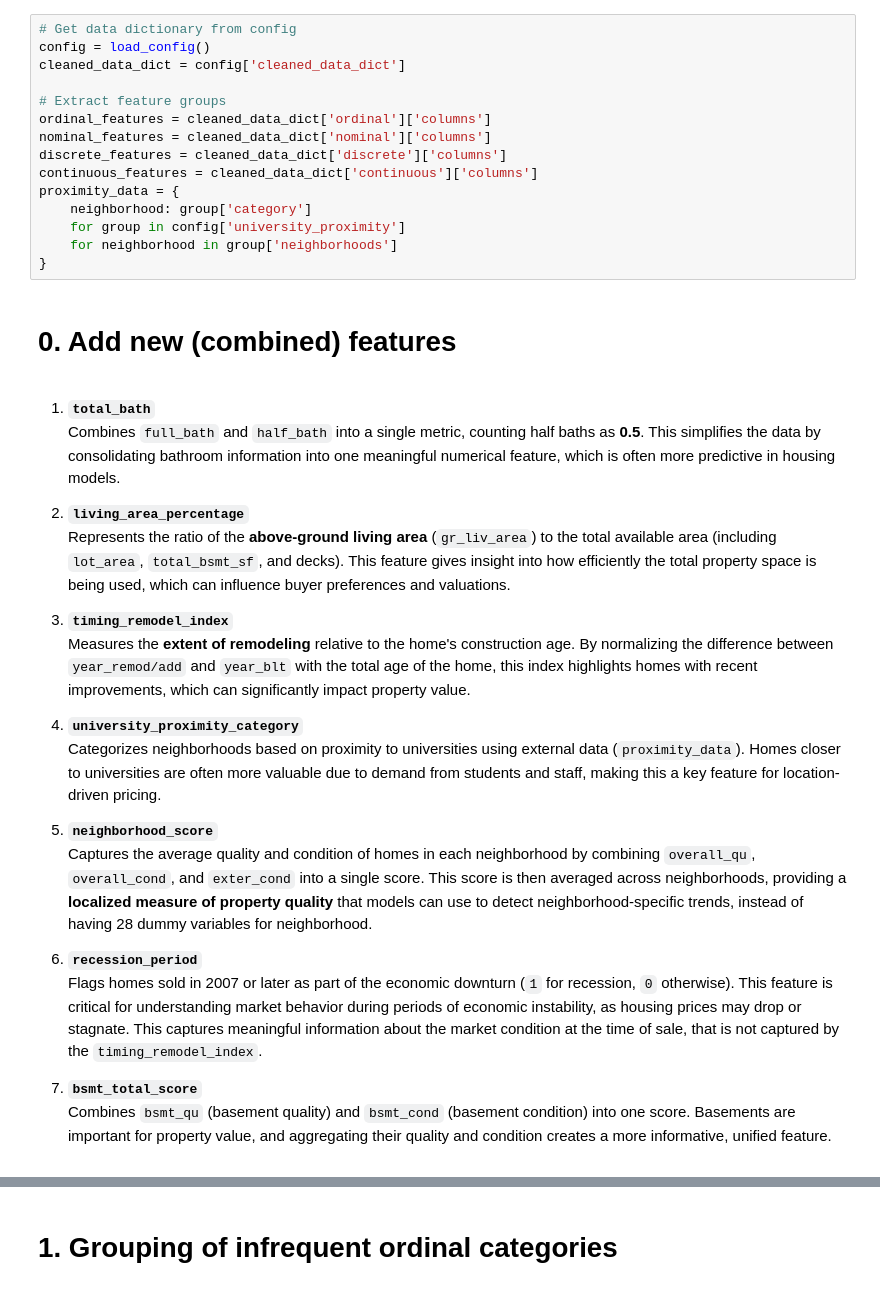
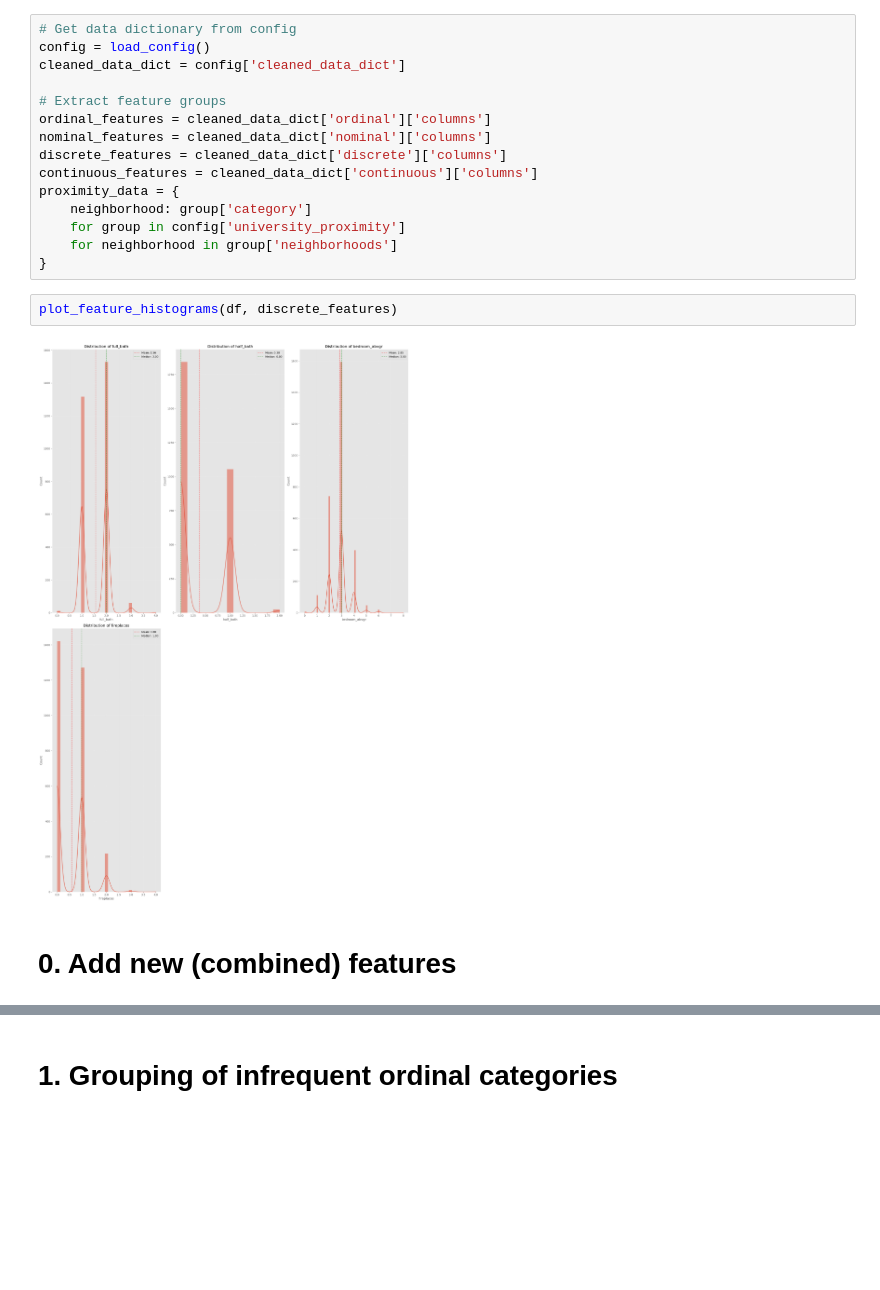
Before and after one commit to congminh-nguyen/ames_project, a Jupyter notebook: notebooks/engineering_explorer.ipynb, the cells around one changed output, grey strips where cells are left out. Saved outputs shown, nothing was run; the diff lists cells and outputs as text; blank space fills up the shorter version.

Commit message:
update some models

```diff
--- a/notebooks/engineering_explorer.ipynb
+++ b/notebooks/engineering_explorer.ipynb
@@ -83,26 +80,9 @@ proximity_data = {
     for group in config['university_proximity']
     for neighborhood in group['neighborhoods']
 }
+# %%
+plot_feature_histograms(df, discrete_features)
+# %% [output]
+[figure, added]
 # %% [markdown]
 # 0. Add new (combined) features
-# %% [markdown]
-1. **`total_bath`**
-   Combines `full_bath` and `half_bath` into a single metric, counting half baths as **0.5**. This simplifies the data by consolidating bathroom information into one meaningful numerical feature, which is often more predictive in housing models.
-
-2. **`living_area_percentage`**
-   Represents the ratio of the **above-ground living area** (`gr_liv_area`) to the total available area (including `lot_area`, `total_bsmt_sf`, and decks). This feature gives insight into how efficiently the total property space is being used, which can influence buyer preferences and valuations.
-
-3. **`timing_remodel_index`**
-   Measures the **extent of remodeling** relative to the home's construction age. By normalizing the difference between `year_remod/add` and `year_blt` with the total age of the home, this index highlights homes with recent improvements, which can significantly impact property value.
-
-4. **`university_proximity_category`**
-   Categorizes neighborhoods based on proximity to universities using external data (`proximity_data`). Homes closer to universities are often more valuable due to demand from students and staff, making this a key feature for location-driven pricing.
-
-5. **`neighborhood_score`**
-   Captures the average quality and condition of homes in each neighborhood by combining `overall_qu`, `overall_cond`, and `exter_cond` into a single score. This score is then averaged across neighborhoods, providing a **localized measure of property quality** that models can use to detect neighborhood-specific trends, instead of having 28 dummy variables for neighborhood.
-
-6. **`recession_period`**
-   Flags homes sold in 2007 or later as part of the economic downturn (`1` for recession, `0` otherwise). This feature is critical for understanding market behavior during periods of economic instability, as housing prices may drop or stagnate. This captures meaningful information about the market condition at the time of sale, that is not captured by the `timing_remodel_index`.
-
-7. **`bsmt_total_score`**
-   Combines `bsmt_qu` (basement quality) and `bsmt_cond` (basement condition) into one score. Basements are important for property value, and aggregating their quality and condition creates a more informative, unified feature.
```
Also changed, not shown: parts of 17 cells of this notebook, 13 other files.
